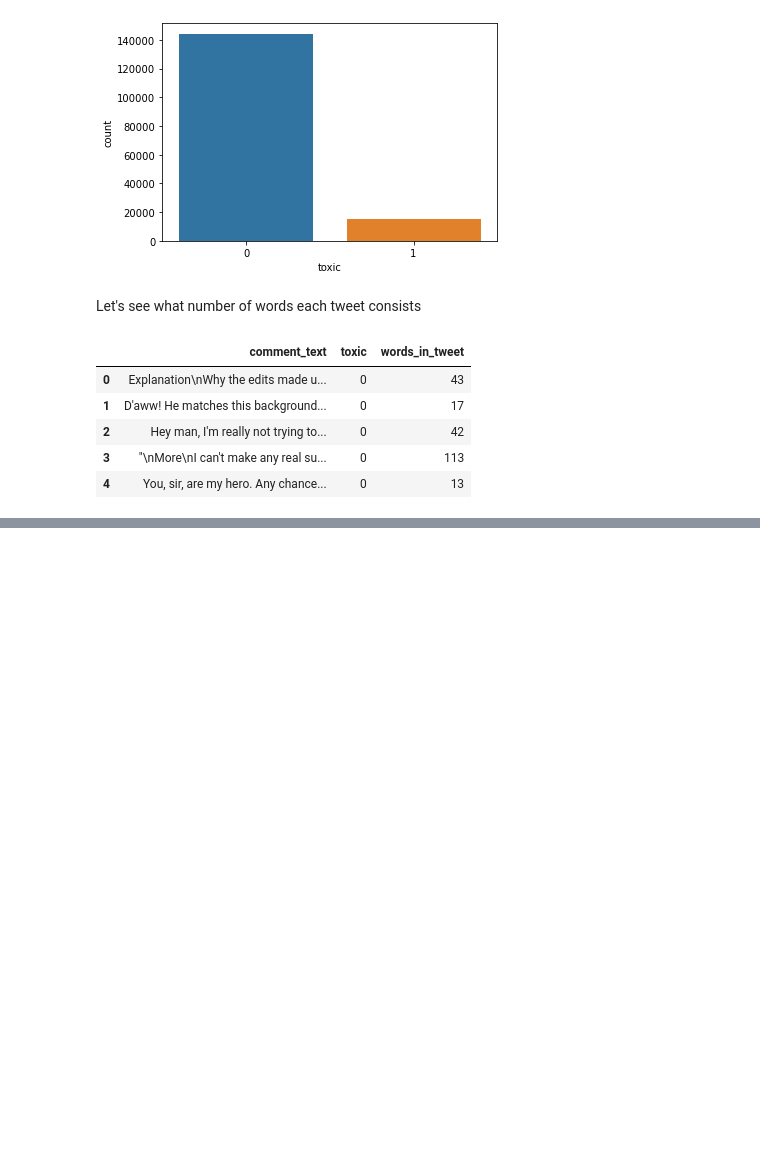
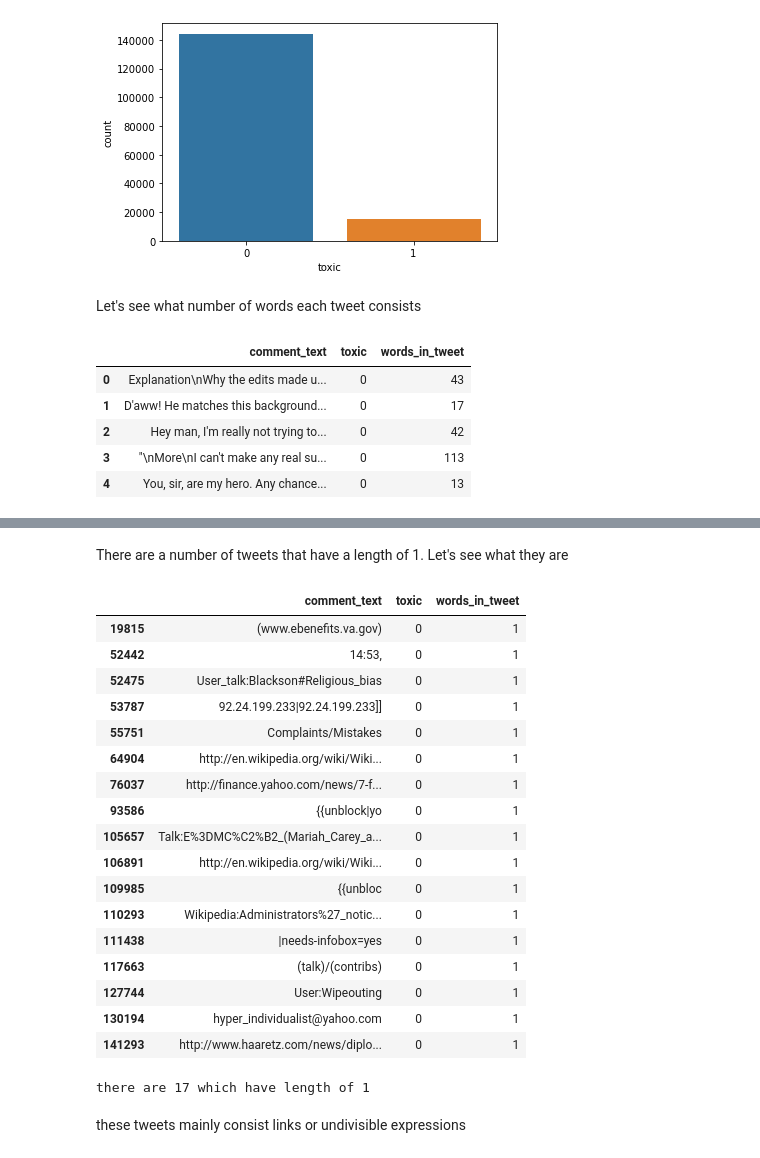
Before and after one commit to danch22/toxic_tweets, a Jupyter notebook: toxic_comment.ipynb, the cells around one changed output, grey strips where cells are left out. Drawn from its saved outputs; the diff is of its cells as text; code cells hidden in the pictures; blank space fills up the shorter version.

```diff
--- a/toxic_comment.ipynb
+++ b/toxic_comment.ipynb
@@ -115,0 +132,30 @@ df.head()
+# %% [markdown]
+There are a number of tweets that have a length of 1. Let's see what they are
+# %%
+df[df['words_in_tweet']==1]
+# %% [output]
+|  | comment_text | toxic | words_in_tweet |
+| 19815 | (www.ebenefits.va.gov) | 0 | 1 |
+| 52442 | 14:53, | 0 | 1 |
+| 52475 | User_talk:Blackson#Religious_bias | 0 | 1 |
+| 53787 | 92.24.199.233|92.24.199.233]] | 0 | 1 |
+| 55751 | Complaints/Mistakes | 0 | 1 |
+| 64904 | http://en.wikipedia.org/wiki/Wiki... | 0 | 1 |
+| 76037 | http://finance.yahoo.com/news/7-f... | 0 | 1 |
+| 93586 | {{unblock|yo | 0 | 1 |
+| 105657 | Talk:E%3DMC%C2%B2_(Mariah_Carey_a... | 0 | 1 |
+| 106891 | http://en.wikipedia.org/wiki/Wiki... | 0 | 1 |
+| 109985 | {{unbloc | 0 | 1 |
+| 110293 | Wikipedia:Administrators%27_notic... | 0 | 1 |
+| 111438 | |needs-infobox=yes | 0 | 1 |
+| 117663 | (talk)/(contribs) | 0 | 1 |
+| 127744 | User:Wipeouting | 0 | 1 |
+| 130194 | hyper_individualist@yahoo.com | 0 | 1 |
+| 141293 | http://www.haaretz.com/news/diplo... | 0 | 1 |
+# %%
+length = len(df[df['words_in_tweet']==1])
+print(f'there are {length} which have length of 1')
+# %% [output]
+there are 17 which have length of 1
+# %% [markdown]
+these tweets mainly consist links or undivisible expressions
```
Also changed, not shown: parts of 2 cells of this notebook.
